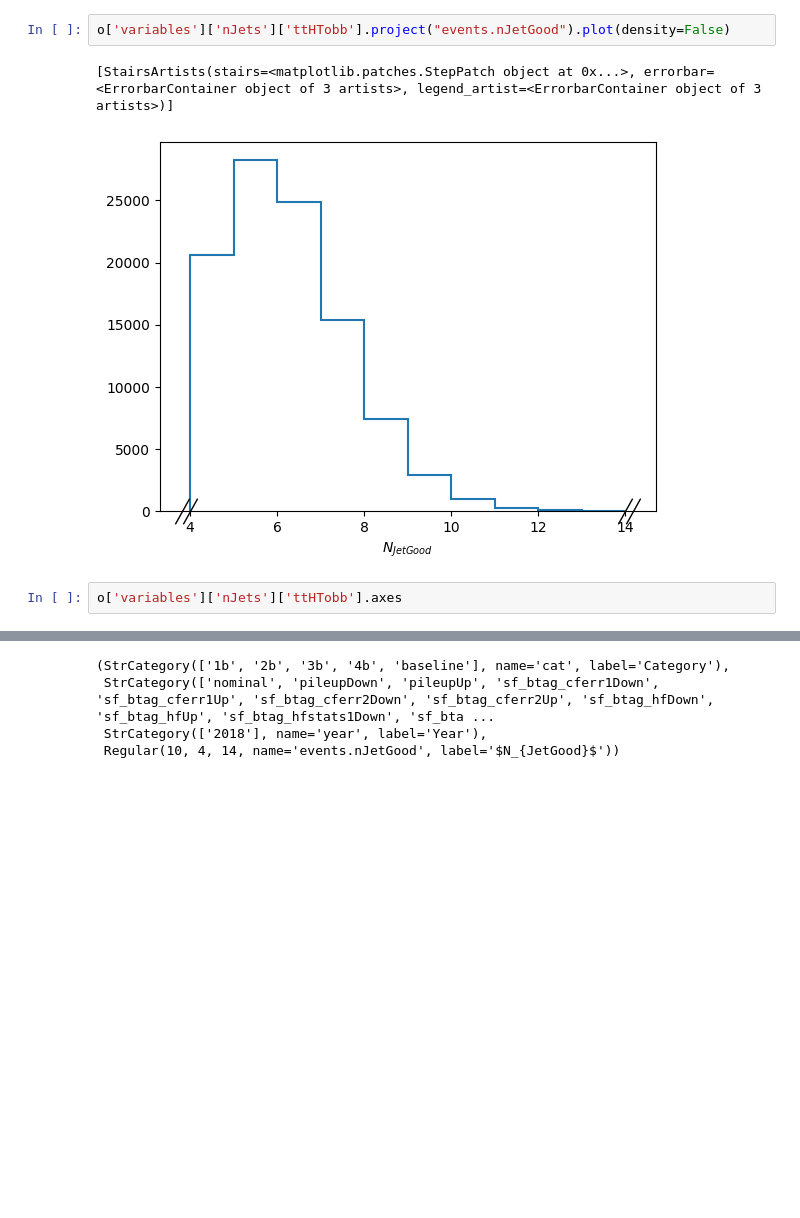
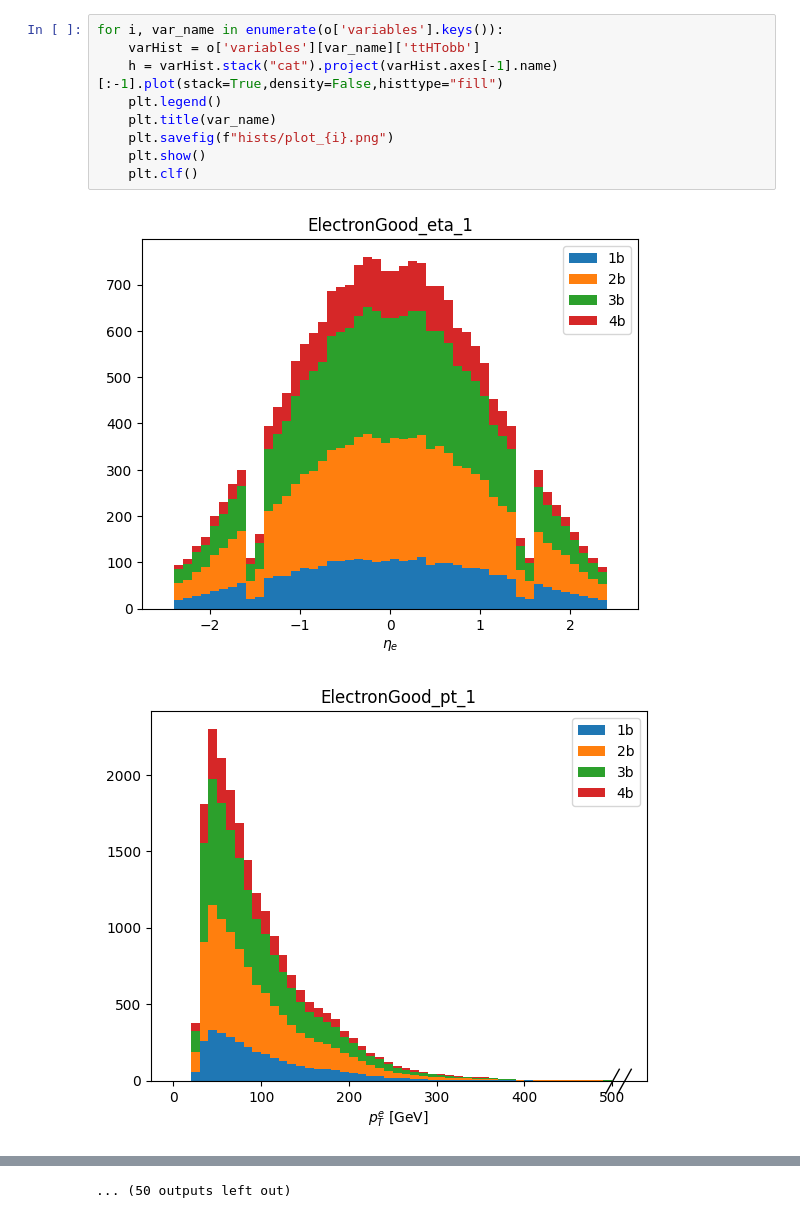
Before and after one commit to UBParker/PocketCoffea, a Jupyter notebook: stackHists.ipynb, the cells around one changed output, grey strips where cells are left out. Saved outputs shown, nothing was run; the diff lists cells and outputs as text; blank space fills up the shorter version.

```diff
--- a/stackHists.ipynb
+++ b/stackHists.ipynb
@@ -28,8 +31,12 @@ o['variables']['nJets']['ttHTobb'].stack("cat").project("events.nJetGood").plot(
-# %%
-o['variables']['nJets']['ttHTobb'].project("events.nJetGood").plot(density=False)
-# %% [output]
-[StairsArtists(stairs=<matplotlib.patches.StepPatch object at 0x...>, errorbar=<ErrorbarContainer object of 3 artists>, legend_artist=<ErrorbarContainer object of 3 artists>)]
-[figure, removed]
 # %%
-o['variables']['nJets']['ttHTobb'].axes
+for i, var_name in enumerate(o['variables'].keys()):
+    varHist = o['variables'][var_name]['ttHTobb']
+    h = varHist.stack("cat").project(varHist.axes[-1].name)[:-1].plot(stack=True,density=False,histtype="fill")
+    plt.legend()
+    plt.title(var_name)
+    plt.savefig(f"hists/plot_{i}.png")
+    plt.show()
+    plt.clf()
 # %% [output]
+[figure, added]
+[figure, added]
@@ -36,4 +53 @@ o['variables']['nJets']['ttHTobb'].axes
-(StrCategory(['1b', '2b', '3b', '4b', 'baseline'], name='cat', label='Category'),
- StrCategory(['nominal', 'pileupDown', 'pileupUp', 'sf_btag_cferr1Down', 'sf_btag_cferr1Up', 'sf_btag_cferr2Down', 'sf_btag_cferr2Up', 'sf_btag_hfDown', 'sf_btag_hfUp', 'sf_btag_hfstats1Down', 'sf_bta ...
- StrCategory(['2018'], name='year', label='Year'),
- Regular(10, 4, 14, name='events.nJetGood', label='$N_{JetGood}$'))
+... (50 outputs left out)
```
Also changed, not shown: parts of 5 cells of this notebook.
